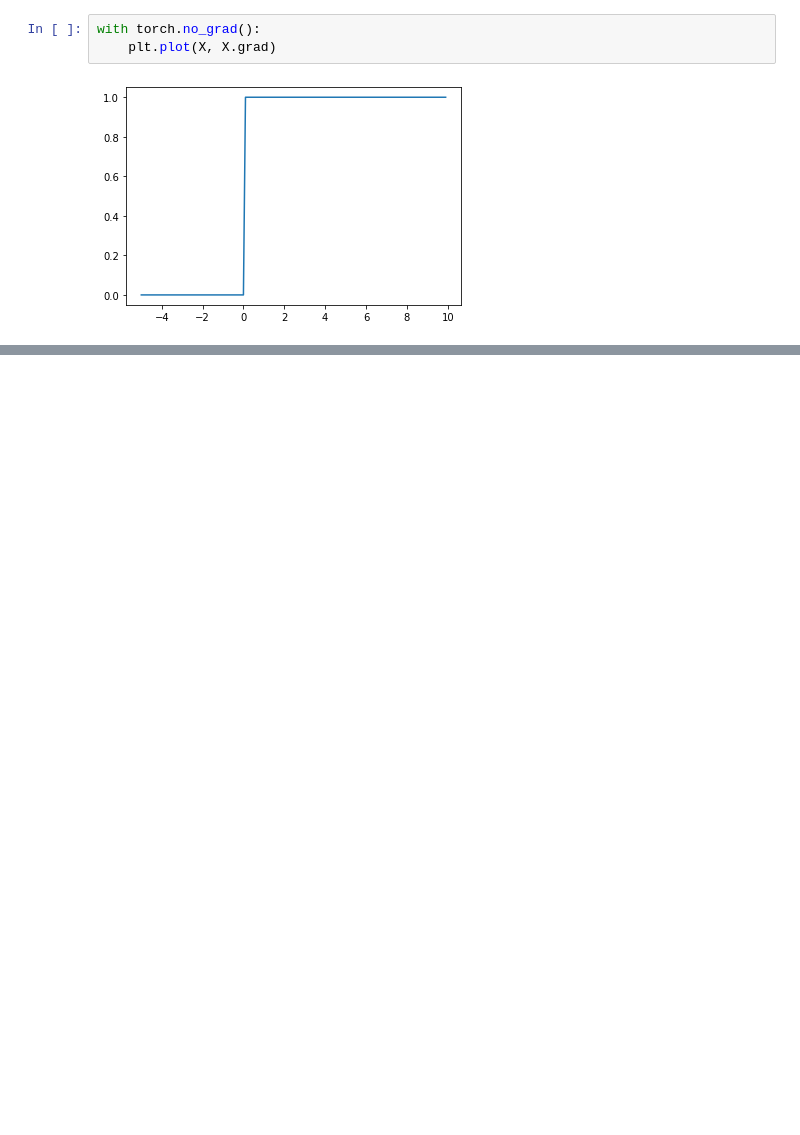
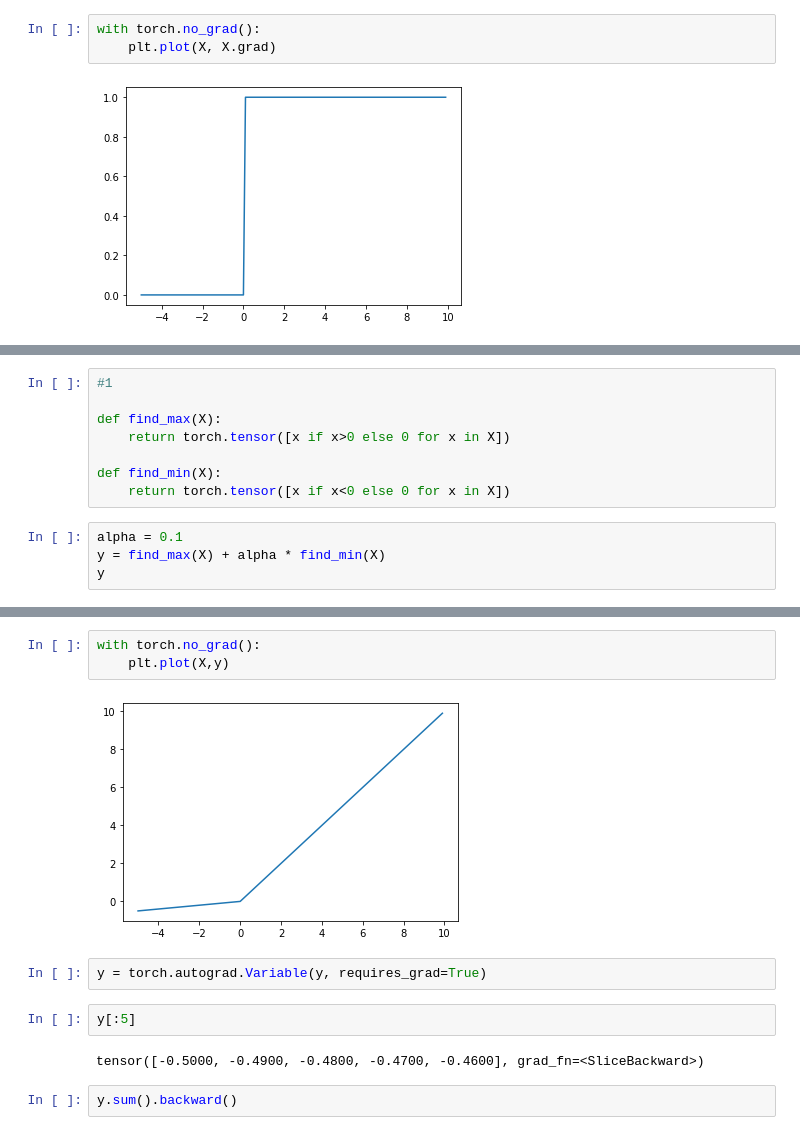
Before and after one commit to fanbyprinciple/d2l-fanbyprinciple, a Jupyter notebook: ch4_multilayer_perceptron/ch4.1 activations.ipynb, the cells around one changed output, grey strips where cells are left out. Saved outputs shown, nothing was run; the diff lists cells and outputs as text; blank space fills up the shorter version.

```diff
--- a/ch4_multilayer_perceptron/ch4.1 activations.ipynb
+++ b/ch4_multilayer_perceptron/ch4.1 activations.ipynb
@@ -23,0 +109,12 @@ with torch.no_grad():
+# %%
+#1
+
+def find_max(X):
+    return torch.tensor([x if x>0 else 0 for x in X])
+
+def find_min(X):
+    return torch.tensor([x if x<0 else 0 for x in X])
+# %%
+alpha = 0.1
+y = find_max(X) + alpha * find_min(X)
+y
@@ -23,0 +139,13 @@ with torch.no_grad():
+# %%
+with torch.no_grad():
+    plt.plot(X,y)
+# %% [output]
+[figure, added]
+# %%
+y = torch.autograd.Variable(y, requires_grad=True)
+# %%
+y[:5]
+# %% [output]
+tensor([-0.5000, -0.4900, -0.4800, -0.4700, -0.4600], grad_fn=<SliceBackward>)
+# %%
+y.sum().backward()
```
Also changed, not shown: parts of 20 cells of this notebook, 4 other files.
